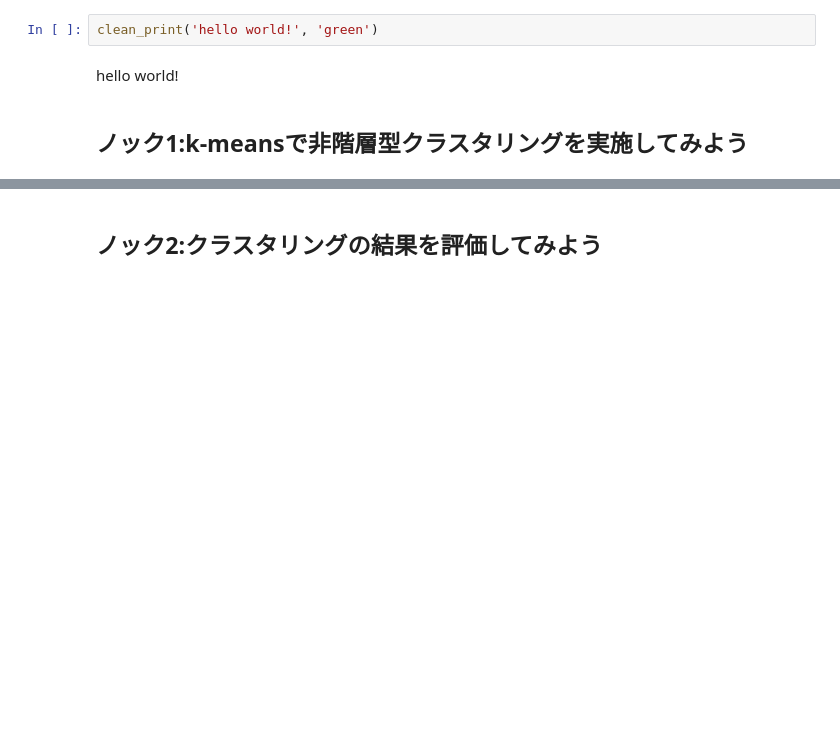
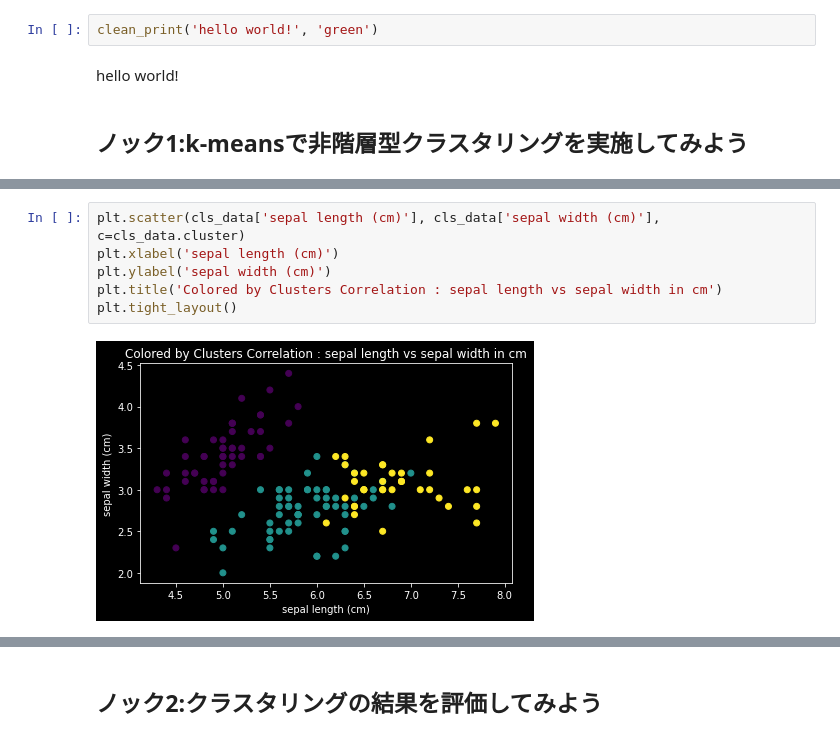
Before and after one commit to BP-Test/01_python_100knock_ai_model, a Jupyter notebook: chapter-1/chapter-1.ipynb, the cells around one changed output, grey strips where cells are left out. Saved outputs shown, nothing was run; the diff lists cells and outputs as text; blank space fills up the shorter version.

```diff
--- a/chapter-1/chapter-1.ipynb
+++ b/chapter-1/chapter-1.ipynb
@@ -65,0 +239,8 @@ display(f'data size:{iris.data.shape}')
+# %%
+plt.scatter(cls_data['sepal length (cm)'], cls_data['sepal width (cm)'], c=cls_data.cluster)
+plt.xlabel('sepal length (cm)')
+plt.ylabel('sepal width (cm)')
+plt.title('Colored by Clusters Correlation : sepal length vs sepal width in cm')
+plt.tight_layout()
+# %% [output]
+[figure, added]
```
Also changed, not shown: parts of 23 cells of this notebook.
